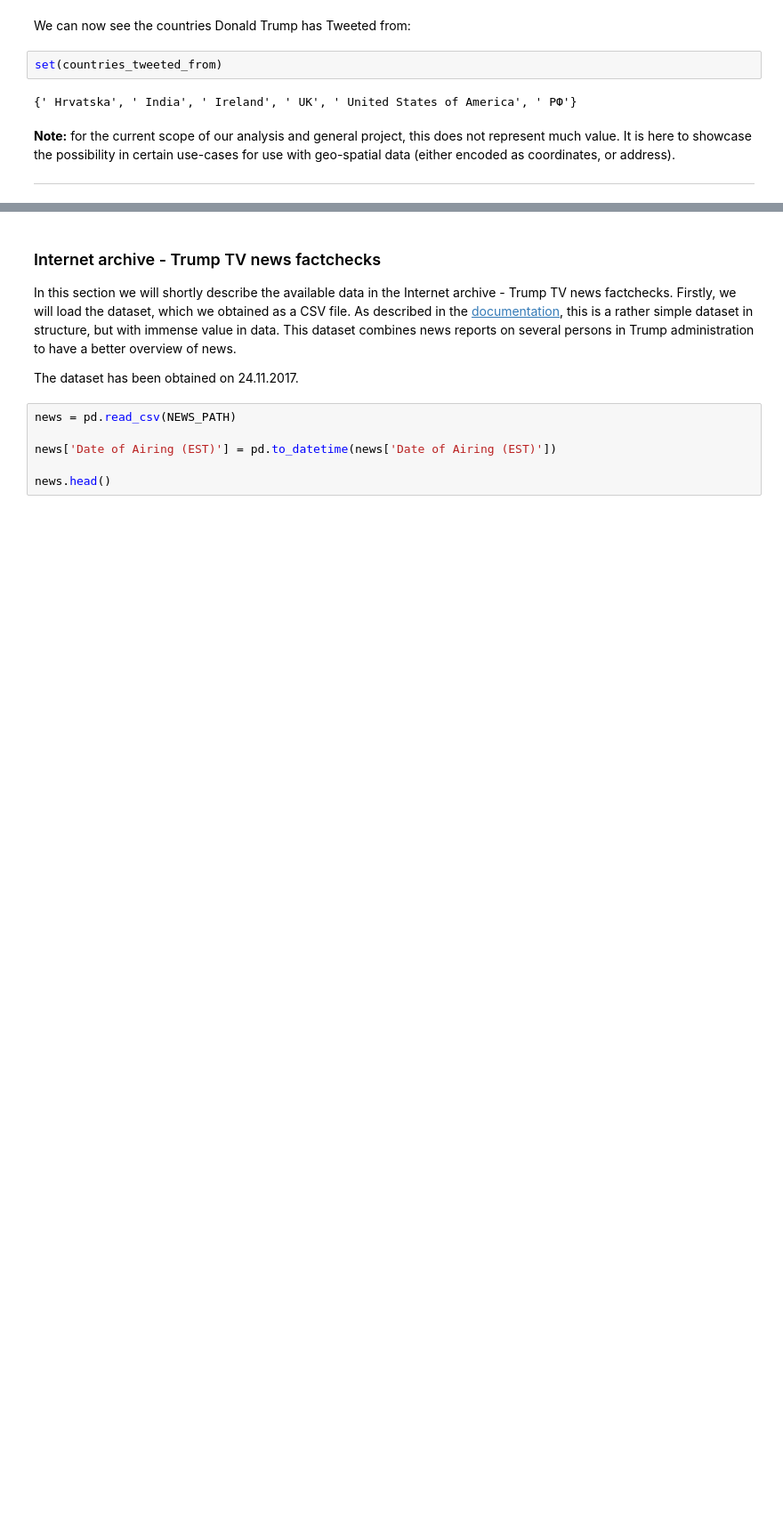
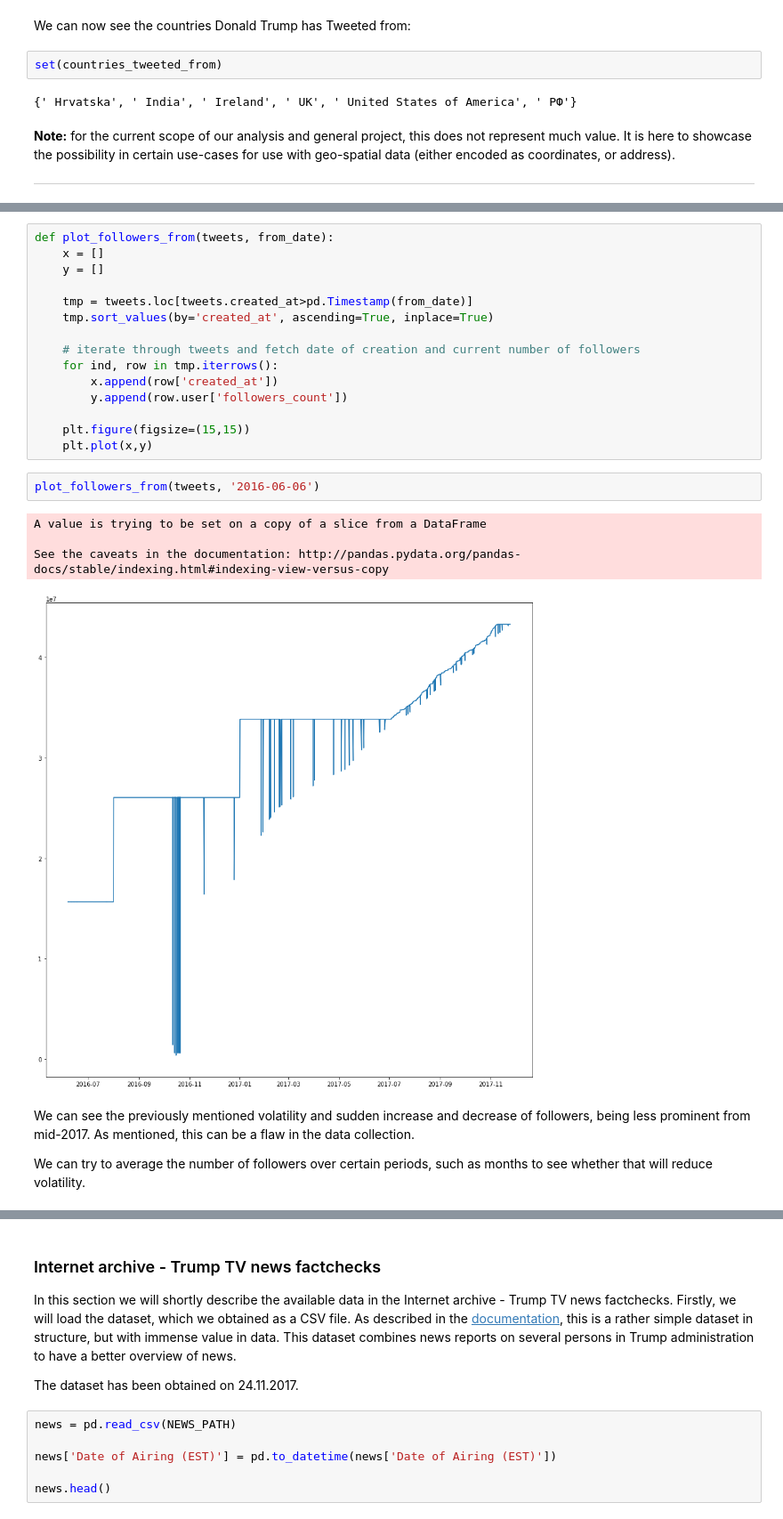
Before and after one commit to baetuc/ADA-CS-401, a Jupyter notebook: Project/Project.ipynb, the cells around one changed output, grey strips where cells are left out. Shown at 89% size. Drawn from its saved outputs; the diff is of its cells as text; blank space fills up the shorter version.

```diff
--- a/Project/Project.ipynb
+++ b/Project/Project.ipynb
@@ -412,0 +445,26 @@ set(countries_tweeted_from)
+# %%
+def plot_followers_from(tweets, from_date):
+    x = []
+    y = []
+
+    tmp = tweets.loc[tweets.created_at>pd.Timestamp(from_date)]
+    tmp.sort_values(by='created_at', ascending=True, inplace=True)
+
+    # iterate through tweets and fetch date of creation and current number of followers
+    for ind, row in tmp.iterrows():
+        x.append(row['created_at'])
+        y.append(row.user['followers_count'])
+
+    plt.figure(figsize=(15,15))
+    plt.plot(x,y)
+# %%
+plot_followers_from(tweets, '2016-06-06')
+# %% [output]
+A value is trying to be set on a copy of a slice from a DataFrame
+
+See the caveats in the documentation: http://pandas.pydata.org/pandas-docs/stable/indexing.html#indexing-view-versus-copy
+[figure, added]
+# %% [markdown]
+We can see the previously mentioned volatility and sudden increase and decrease of followers, being less prominent from mid-2017. As mentioned, this can be a flaw in the data collection.
+
+We can try to average the number of followers over certain periods, such as months to see whether that will reduce volatility.
```
Also changed, not shown: parts of 14 cells of this notebook.
